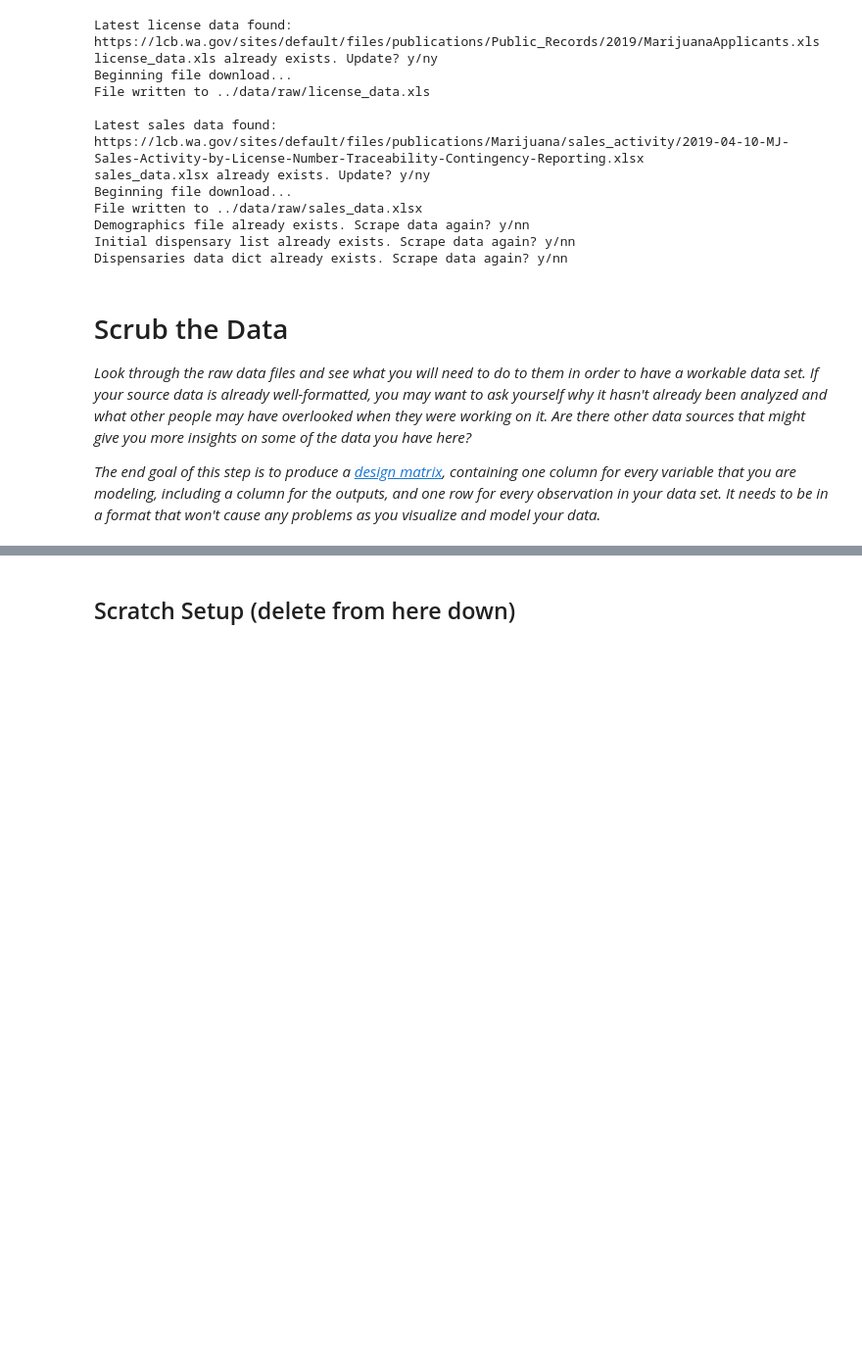
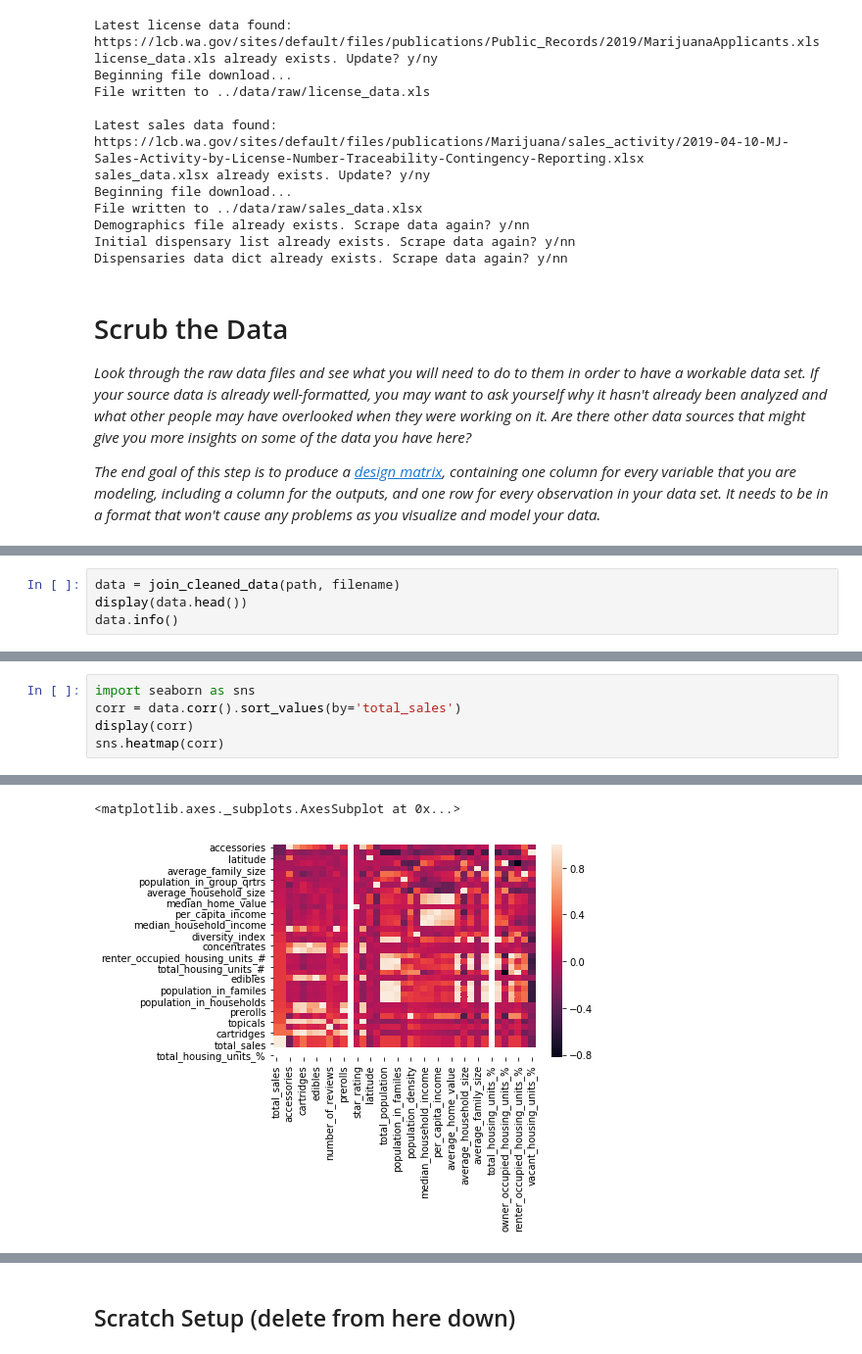
Before and after one commit to BotScutters/dispensary-predictions, a Jupyter notebook: notebooks/mvp.ipynb, the cells around one changed output, grey strips where cells are left out. Shown at 98% size. Saved outputs shown, nothing was run; the diff lists cells and outputs as text; blank space fills up the shorter version.

```diff
--- a/notebooks/mvp.ipynb
+++ b/notebooks/mvp.ipynb
@@ -470,0 +564,4 @@ Dispensaries data dict already exists. Scrape data again? y/nn
+# %%
+data = join_cleaned_data(path, filename)
+display(data.head())
+data.info()
@@ -470,0 +594,6 @@ Dispensaries data dict already exists. Scrape data again? y/nn
+# %%
+import seaborn as sns
+corr = data.corr().sort_values(by='total_sales')
+display(corr)
+sns.heatmap(corr)
+# %% [output]
@@ -471 +617,3 @@ Dispensaries data dict already exists. Scrape data again? y/nn
+<matplotlib.axes._subplots.AxesSubplot at 0x...>
+[figure, added]
 # %%
```
Also changed, not shown: parts of 14 cells of this notebook, 5 other files.
